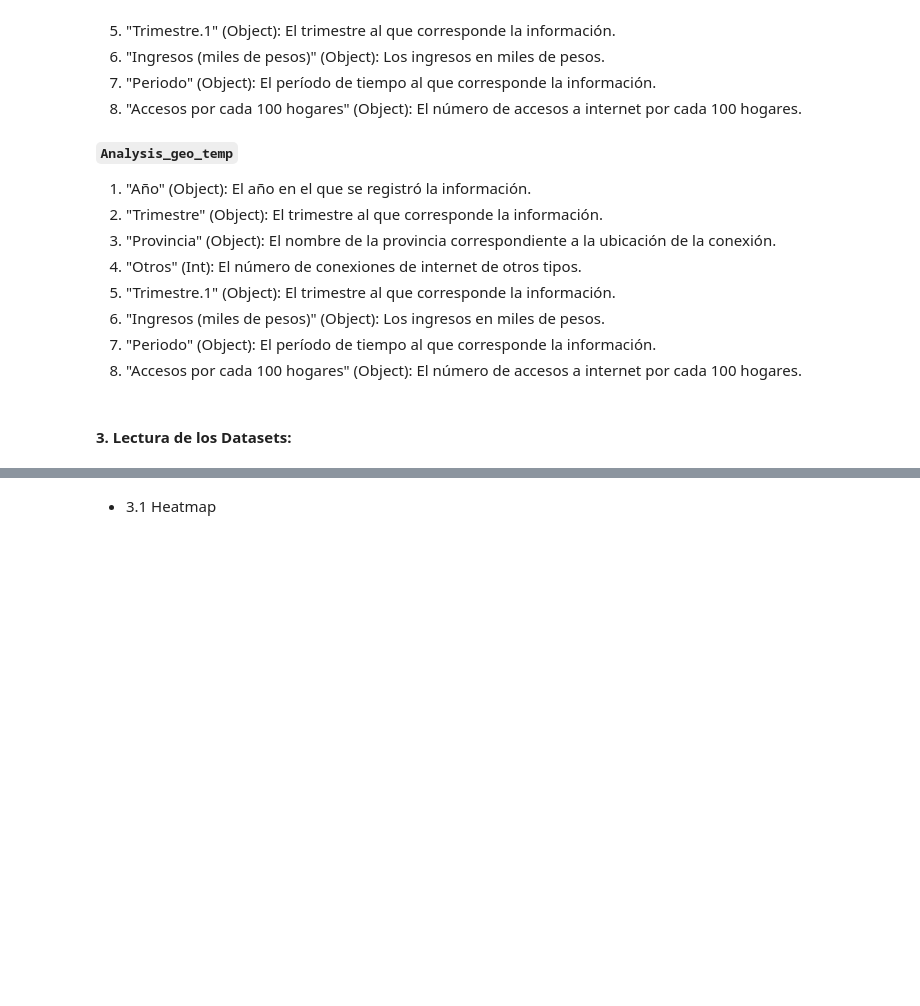
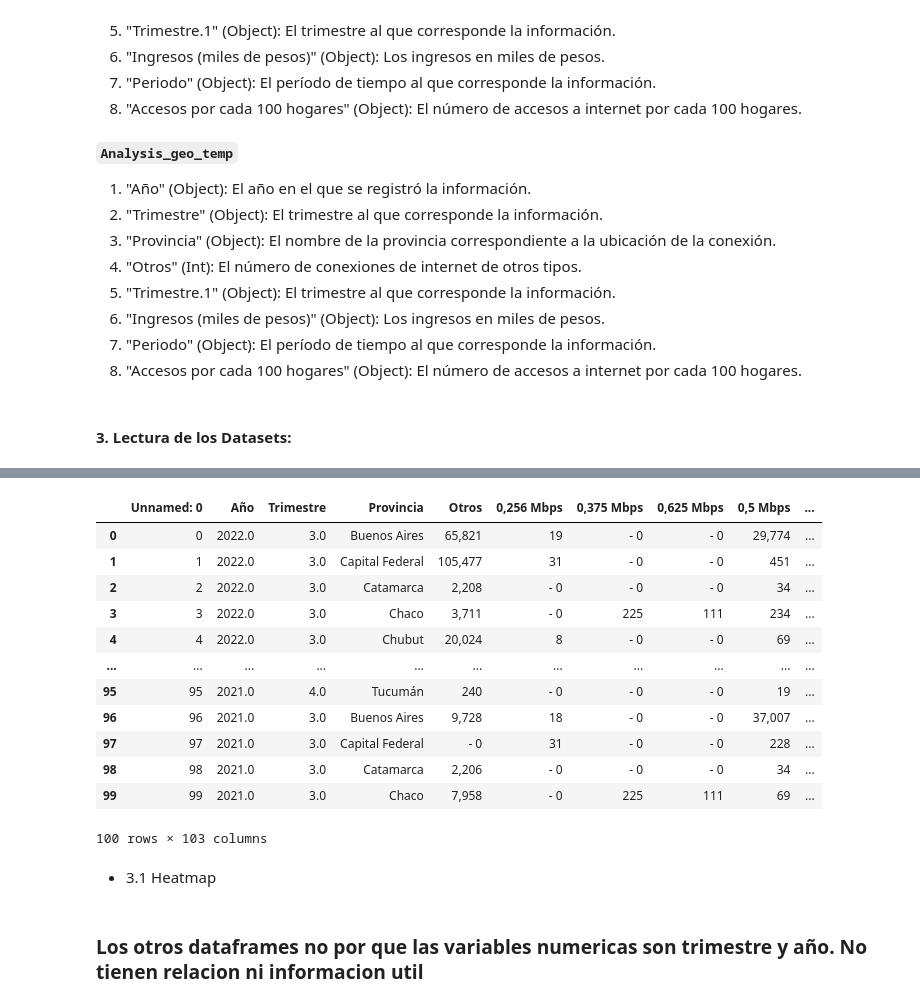
Before and after one commit to EmilianoEmanuelSosa/PI_DA_Data-visualization, a Jupyter notebook: EDA.ipynb, the cells around one changed output, grey strips where cells are left out. Cells and saved outputs as stored; diff of their text form; code cells hidden in the pictures; blank space fills up the shorter version.

```diff
--- a/EDA.ipynb
+++ b/EDA.ipynb
@@ -83,4 +119,18 @@ df_Analysis_geo_temp=pd.read_csv('Datasets/Data_proceses/Analysis_geo_temp.csv')
 # %%
-(df_Analysis_geo_temp.head(100))
+display_scrollable_dataframe(df_Analysis_geo_temp.head(100))
+# %% [output]
+|  | Unnamed: 0 | Año | Trimestre | Provincia | Otros | 0,256 Mbps | 0,375 Mbps | 0,625 Mbps | 0,5 Mbps | ... |
+| 0 | 0 | 2022.0 | 3.0 | Buenos Aires | 65,821 | 19 | - 0 | - 0 | 29,774 | ... |
+| 1 | 1 | 2022.0 | 3.0 | Capital Federal | 105,477 | 31 | - 0 | - 0 | 451 | ... |
+| 2 | 2 | 2022.0 | 3.0 | Catamarca | 2,208 | - 0 | - 0 | - 0 | 34 | ... |
+| 3 | 3 | 2022.0 | 3.0 | Chaco | 3,711 | - 0 | 225 | 111 | 234 | ... |
+| 4 | 4 | 2022.0 | 3.0 | Chubut | 20,024 | 8 | - 0 | - 0 | 69 | ... |
+| ... | ... | ... | ... | ... | ... | ... | ... | ... | ... | ... |
+| 95 | 95 | 2021.0 | 4.0 | Tucumán | 240 | - 0 | - 0 | - 0 | 19 | ... |
+| 96 | 96 | 2021.0 | 3.0 | Buenos Aires | 9,728 | 18 | - 0 | - 0 | 37,007 | ... |
+| 97 | 97 | 2021.0 | 3.0 | Capital Federal | - 0 | 31 | - 0 | - 0 | 228 | ... |
+| 98 | 98 | 2021.0 | 3.0 | Catamarca | 2,206 | - 0 | - 0 | - 0 | 34 | ... |
+| 99 | 99 | 2021.0 | 3.0 | Chaco | 7,958 | - 0 | 225 | 111 | 69 | ... |
+100 rows × 103 columns
 # %% [markdown]
 - 3.1 Heatmap
@@ -86,0 +154,2 @@ df_Analysis_geo_temp=pd.read_csv('Datasets/Data_proceses/Analysis_geo_temp.csv')
+# %% [markdown]
+### Los otros dataframes no por que las variables numericas son trimestre y año. No tienen relacion ni informacion util
```
Also changed, not shown: parts of 6 cells of this notebook, 1 other file.
